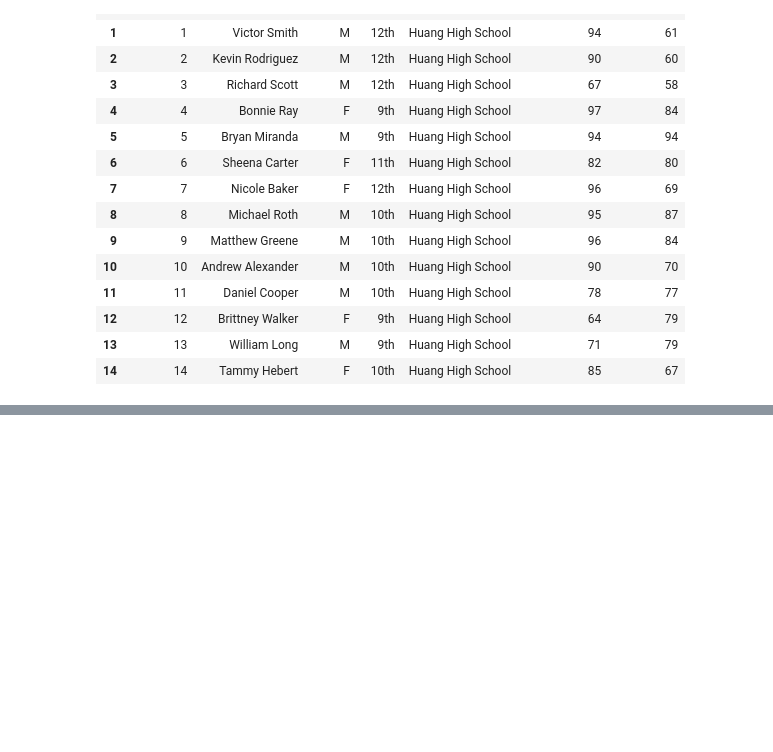
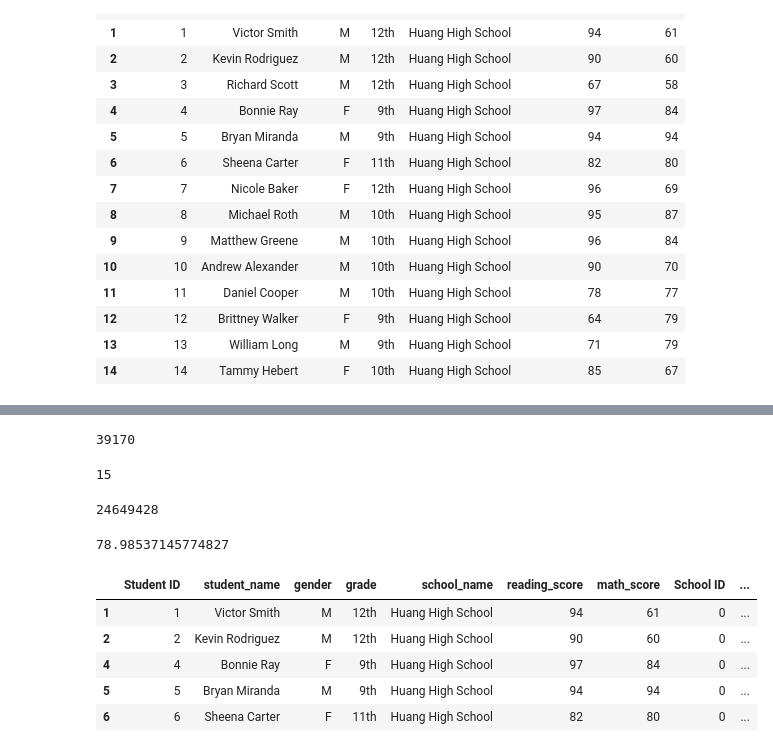
Before and after one commit to SiMewL8/School_District_Analysis, a Jupyter notebook: PyCitySchools.ipynb, the cells around one changed output, grey strips where cells are left out. Cells and saved outputs as stored; diff of their text form; code cells hidden in the pictures; blank space fills up the shorter version.

```diff
--- a/PyCitySchools.ipynb
+++ b/PyCitySchools.ipynb
@@ -112,0 +141,65 @@ student_data_df.head(15)
+# %%
+#counting students incase missing
+
+# count_studs = cmplt_stuskool_df.count()
+
+# count_studs
+
+count_studs = cmplt_stuskool_df["Student ID"].count()
+count_studs
+# %% [output]
+39170
+# %%
+# unique() to count all the unique values
+
+len(cmplt_stuskool_df["school_name"].unique())
+# %% [output]
+15
+# %%
+# total budget of all the schools
+
+ttl_budget = sum(cmplt_stuskool_df["budget"].unique())
+
+ttl_budget
+# %% [output]
+24649428
+# %%
+# avaerage (mean) of reading and math scores
+avg_read_score = cmplt_stuskool_df["reading_score"].mean()
+
+avg_read_score
+
+avg_math_score = cmplt_stuskool_df["math_score"].mean()
+
+avg_math_score
+# %% [output]
+78.98537145774827
+# %%
+#percentage of students getting 70 or better in reading , math
+#overall percentage as well
+
+mth_passing = cmplt_stuskool_df['math_score']>=70
+mth_passing
+
+#  returns bool values, so filter out false, and keep true (>70)
+
+mth_passing = cmplt_stuskool_df[cmplt_stuskool_df["math_score"]>=70]
+
+mth_passing.head()
+
+
+read_passing = cmplt_stuskool_df['reading_score']>=70
+read_passing
+
+#  returns bool values, so filter out false, and keep true (>70)
+
+read_passing = cmplt_stuskool_df[cmplt_stuskool_df["reading_score"]>=70]
+
+read_passing.head()
+# %% [output]
+|  | Student ID | student_name | gender | grade | school_name | reading_score | math_score | School ID | ... |
+| 1 | 1 | Victor Smith | M | 12th | Huang High School | 94 | 61 | 0 | ... |
+| 2 | 2 | Kevin Rodriguez | M | 12th | Huang High School | 90 | 60 | 0 | ... |
+| 4 | 4 | Bonnie Ray | F | 9th | Huang High School | 97 | 84 | 0 | ... |
+| 5 | 5 | Bryan Miranda | M | 9th | Huang High School | 94 | 94 | 0 | ... |
+| 6 | 6 | Sheena Carter | F | 11th | Huang High School | 82 | 80 | 0 | ... |
```
Also changed, not shown: parts of 9 cells of this notebook, 3 other files.
